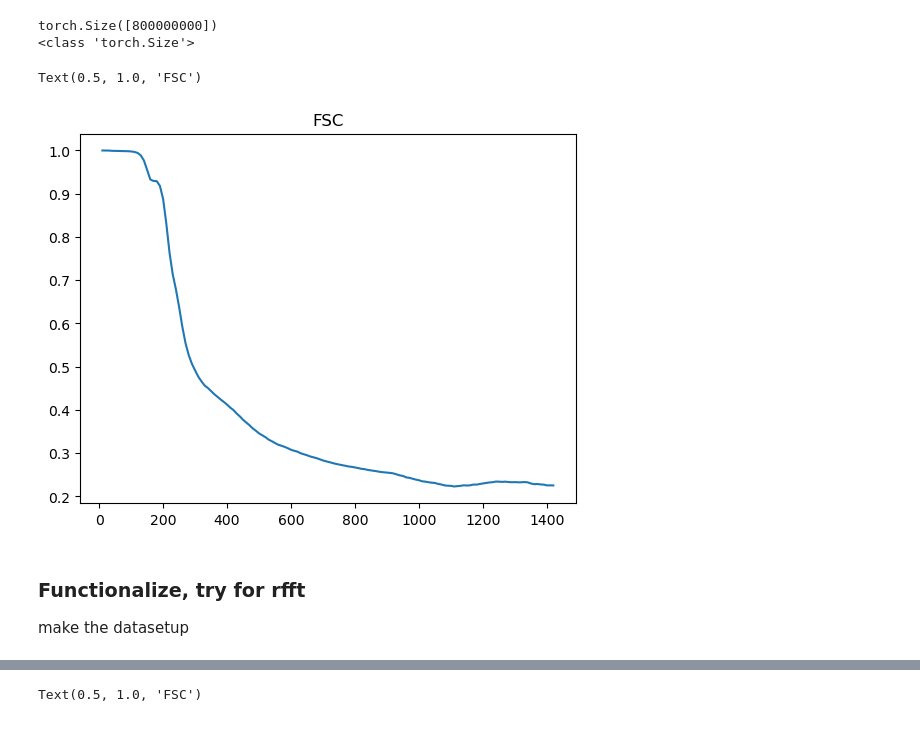
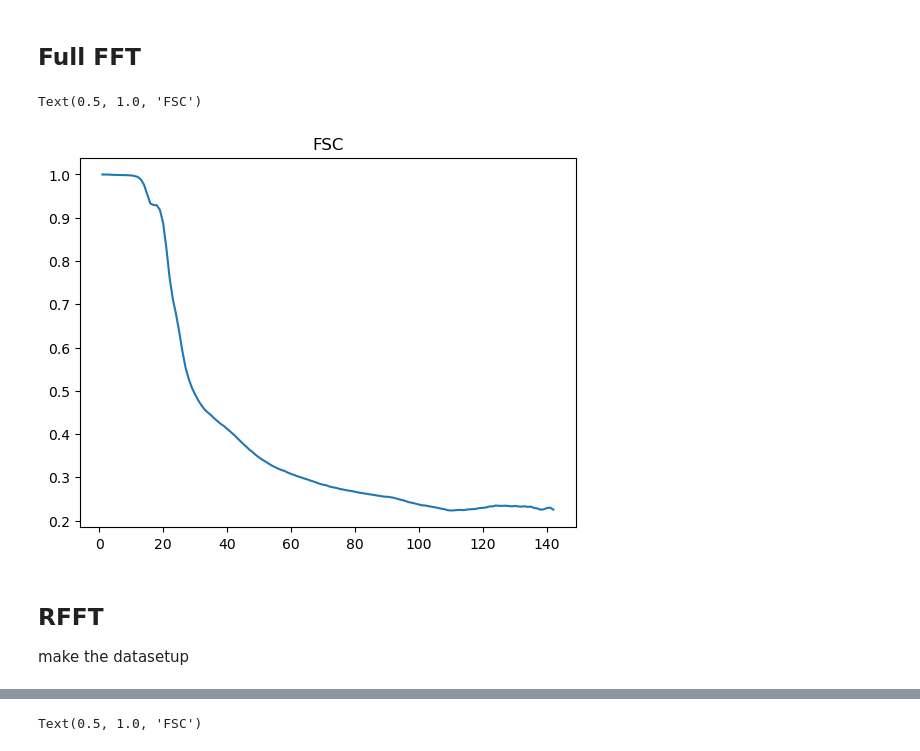
Before and after one commit to henrynjones/tomo_suli, a Jupyter notebook: FSC.ipynb, the cells around one changed output, grey strips where cells are left out. Cells and saved outputs as stored; diff of their text form; code cells hidden in the pictures.

```diff
--- a/FSC.ipynb
+++ b/FSC.ipynb
@@ -94,6 +29,0 @@ shell_index = torch.tensor_split(sort_idx_flat, split_idx)[:-1] #if we don't exl
-# %%
-print(FT_denoised.shape)
-print(type(FT_denoised.shape))
-# %% [output]
-torch.Size([800000000])
-<class 'torch.Size'>
@@ -113,9 +30,53 @@ fsc = torch.real(torch.tensor([
+# %% [markdown]
+## Full FFT
+# %%
+def make_ffreq_radius(tensor1_shape: torch.Tensor):
+    """
+    Makes an array marking the Euclidian distance from the center (because we did fftshift) of the fourier domain
+    """
+
+    meshgrid = torch.meshgrid([torch.arange(tensor1_shape[0]) - tensor1_shape[0]/2,
+                                                    torch.arange(tensor1_shape[1]) - tensor1_shape[1]/2,
+                                                    torch.arange(tensor1_shape[2]) - tensor1_shape[2]/2],
+                                                    indexing = 'ij')
+    freq_radius = torch.sqrt(torch.pow(meshgrid[0],2) + torch.pow(meshgrid[1],2) + torch.pow(meshgrid[2],2))
+    del(meshgrid)
+    return freq_radius
+
+def _normalised_cc_complex_1d(a: torch.Tensor, b:torch.Tensor):
+    correlation = torch.dot(a, torch.conj(b))
+    return correlation / (torch.linalg.norm(a) * torch.linalg.norm(b))
+
+
+def compute_ffsc(tensor1: torch.Tensor, tensor2: torch.Tensor):
+    tensor1 = torch.fft.fftshift(torch.fft.fftn(tensor1), dim = (-3, -2, -1))
+    tensor2 = torch.fft.fftshift(torch.fft.fftn(tensor2), dim = (-3, -2, -1))
+    assert tensor1.shape == tensor2.shape
+    max_dist = torch.sqrt(torch.tensor((tensor1.shape[0]/2)**2 + (tensor1.shape[1]/2)**2 + (tensor1.shape[2]/2)**2))
+    bin_interval = 10
+    bins = torch.arange(0, max_dist + bin_interval, bin_interval)
+    freq_radius = make_ffreq_radius(tensor1.shape)
+    sorted_frequencies_flat, sort_idx_flat = torch.sort(torch.flatten(freq_radius), descending = False)
+    split_idx = torch.searchsorted(sorted_frequencies_flat, bins) #split points are bins
+    del(sorted_frequencies_flat, bins)
+    shell_index = torch.tensor_split(sort_idx_flat, split_idx)[:-1] #if we don't exlude the last one, we just shape of 144?
+    del(sort_idx_flat, split_idx)
+    tensor1 = torch.flatten(tensor1)
+    tensor2 = torch.flatten(tensor2)
+    fsc = torch.real(torch.tensor([
+    _normalised_cc_complex_1d(tensor1[idx], tensor2[idx])
+    for idx in shell_index
+    ]))
+    return fsc
+
+
+full_fsc = compute_ffsc(noisy_image, denoised_tensor)
 # %%
-plt.plot(bins, fsc.numpy())
+plt.plot(torch.arange(full_fsc.shape[0]), full_fsc.numpy())
 plt.title("FSC")
 # %% [output]
 Text(0.5, 1.0, 'FSC')
-[figure, old version]
+[figure, new version]
 # %% [markdown]
-### Functionalize, try for rfft
+## RFFT
 make the datasetup
```
Also changed, not shown: parts of 46 cells of this notebook.
